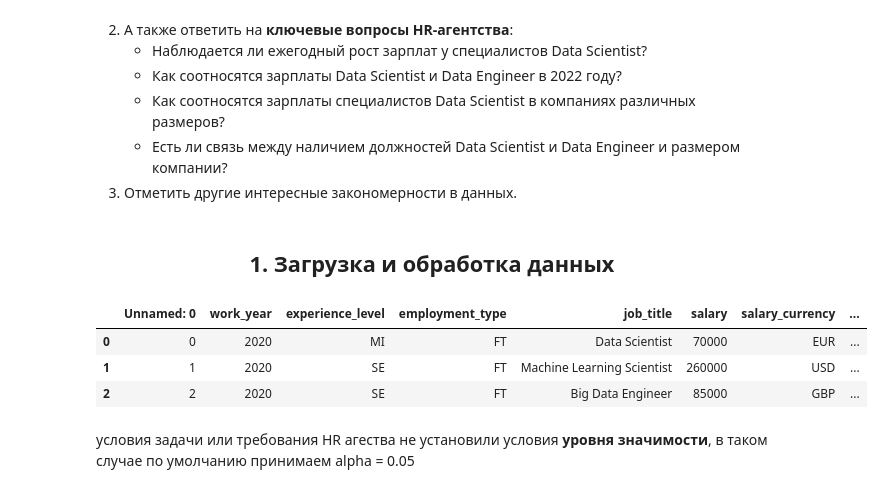
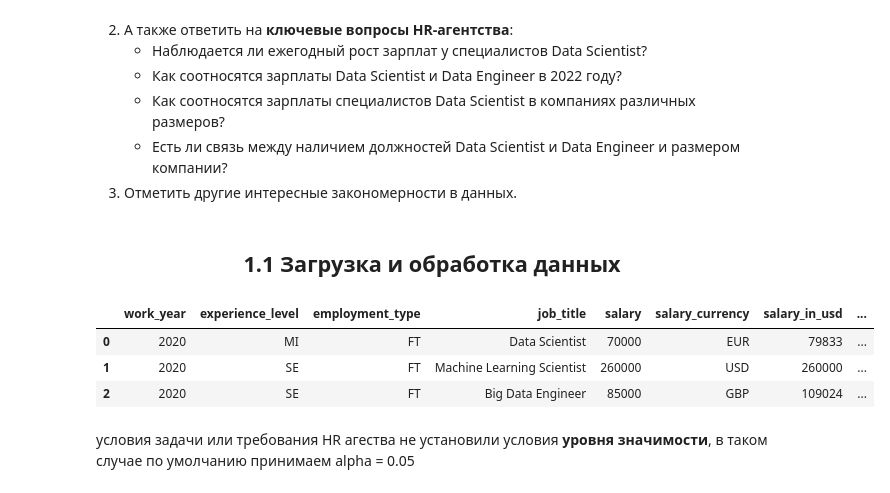
Before and after one commit to tgorbunov/sf_data_science, a Jupyter notebook: Skillfactory/EDA/Data Science Job Salaries_Practice_Timur G.ipynb, the cells around one changed output. Cells and saved outputs as stored; diff of their text form; code cells hidden in the pictures.

```diff
--- a/Skillfactory/EDA/Data Science Job Salaries_Practice_Timur G.ipynb
+++ b/Skillfactory/EDA/Data Science Job Salaries_Practice_Timur G.ipynb
@@ -16,7 +16,7 @@ HR-агентство изучает тренды на рынке труда в
     - Есть ли связь между наличием должностей Data Scientist и Data Engineer и размером компании?
 3. Отметить другие интересные закономерности в данных.
 # %% [markdown]
-## <center> 1. Загрузка и обработка данных
+## <center> 1.1 Загрузка и обработка данных
 # %%
 # загружаем необходимые библиотеки
 import pandas as pd
@@ -35,12 +35,13 @@ sns.set_palette("Set2")
 # %%
 # загружаем датасет
 data = pd.read_csv('data/ds_salaries.csv')
+data = data.drop(['Unnamed: 0'], axis=1) # удаляем ненужный признаки "Unnamed: 0"
 data.head(3)
 # %% [output]
-|  | Unnamed: 0 | work_year | experience_level | employment_type | job_title | salary | salary_currency | ... |
-| 0 | 0 | 2020 | MI | FT | Data Scientist | 70000 | EUR | ... |
-| 1 | 1 | 2020 | SE | FT | Machine Learning Scientist | 260000 | USD | ... |
-| 2 | 2 | 2020 | SE | FT | Big Data Engineer | 85000 | GBP | ... |
+|  | work_year | experience_level | employment_type | job_title | salary | salary_currency | salary_in_usd | ... |
+| 0 | 2020 | MI | FT | Data Scientist | 70000 | EUR | 79833 | ... |
+| 1 | 2020 | SE | FT | Machine Learning Scientist | 260000 | USD | 260000 | ... |
+| 2 | 2020 | SE | FT | Big Data Engineer | 85000 | GBP | 109024 | ... |
 # %% [markdown]
 условия задачи или требования HR агества не установили условия **уровня значимости**, в таком случае по умолчанию принимаем alpha = 0.05
 # %%
```
Also changed, not shown: parts of 83 cells of this notebook, 2 other files.
